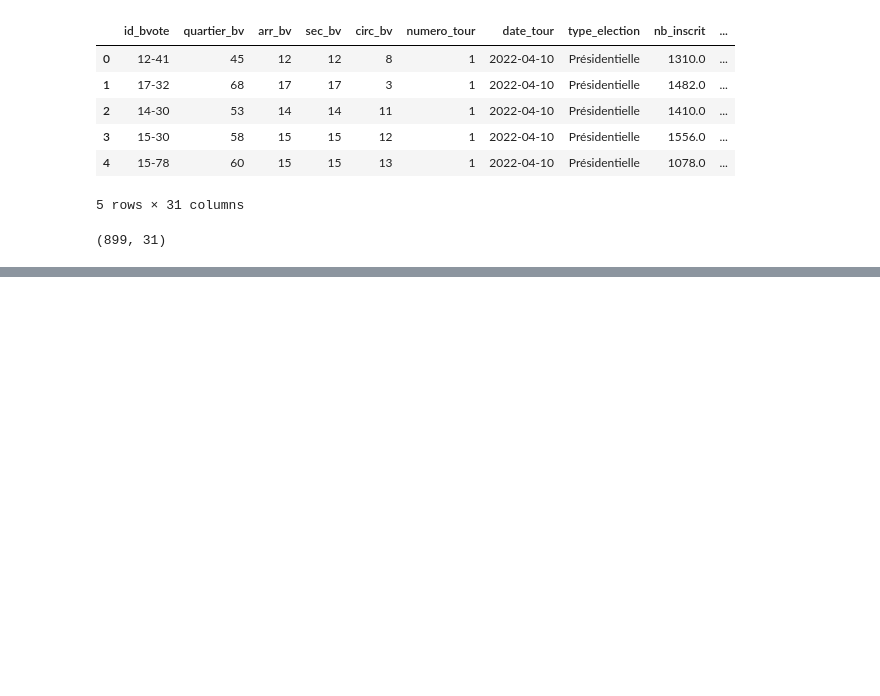
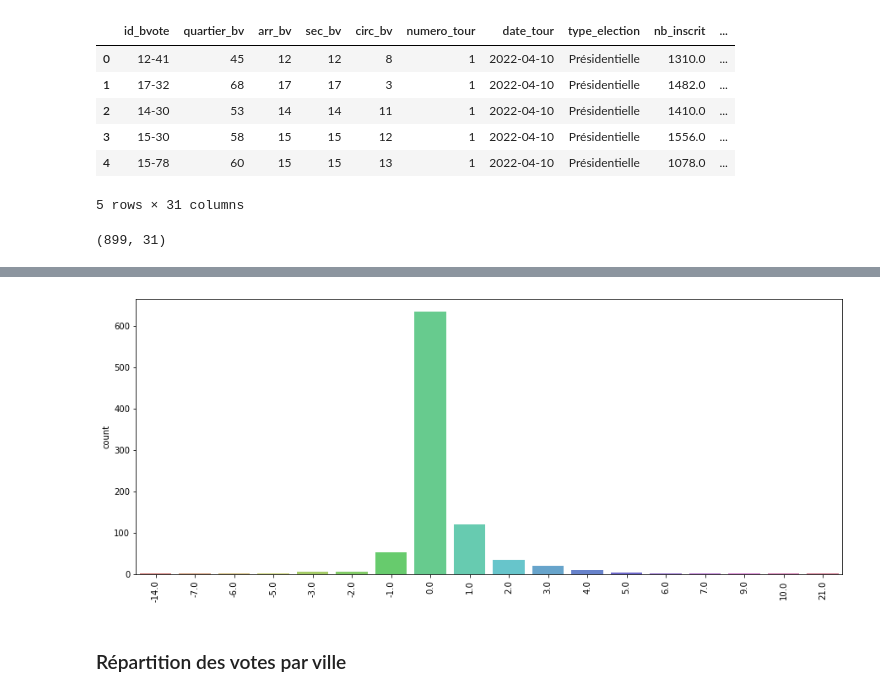
Before and after one commit to SimonDuperray/Presidentielles-2022, a Jupyter notebook: analyze.ipynb, the cells around one changed output, grey strips where cells are left out. Saved outputs shown, nothing was run; the diff lists cells and outputs as text; code cells hidden in the pictures; blank space fills up the shorter version.

```diff
--- a/analyze.ipynb
+++ b/analyze.ipynb
@@ -124,0 +145,12 @@ ftd.shape
+# %%
+emargement = ftd['nb_emargement']
+delta = [v-e for (v, e) in zip(votant, emargement)]
+
+plt.figure(figsize=(15,6))
+sns.countplot(delta, palette="hls")
+plt.xticks(rotation=90)
+plt.show()
+# %% [output]
+[figure, added]
+# %% [markdown]
+### Répartition des votes par ville
```
Also changed, not shown: parts of 7 cells of this notebook.
